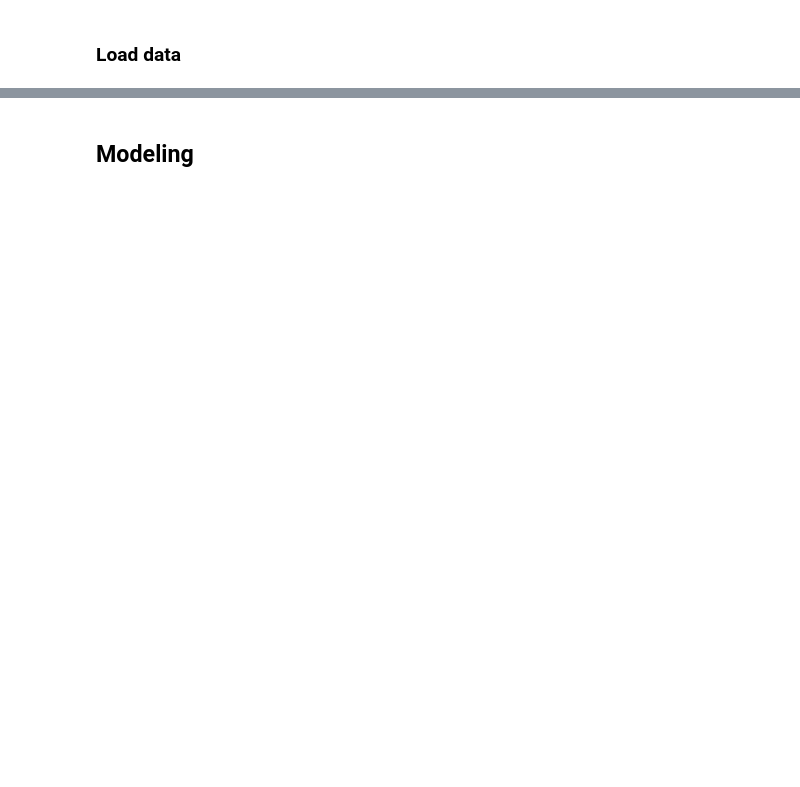
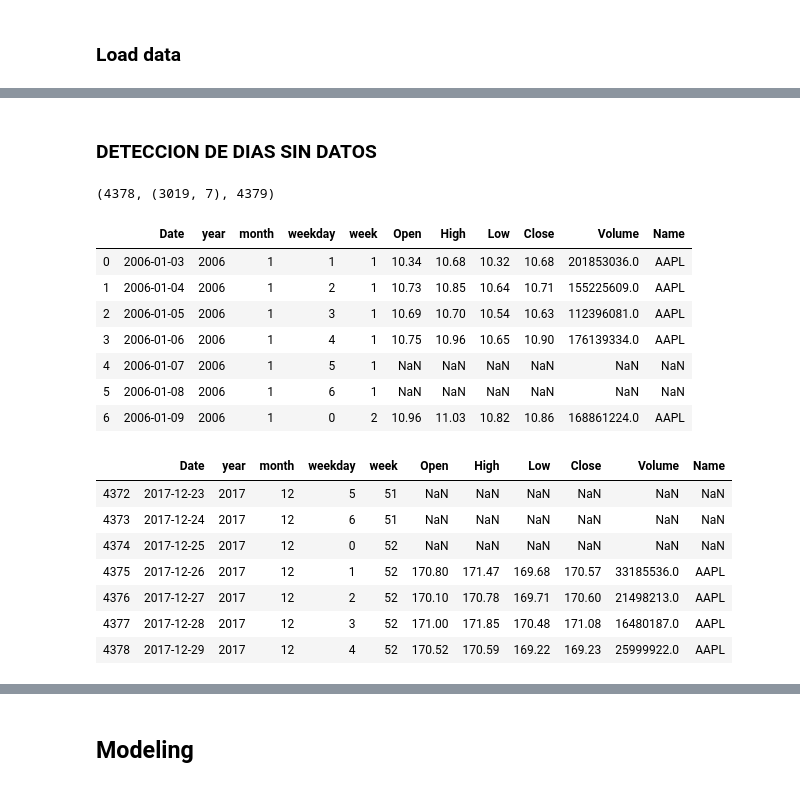
Before and after one commit to kendalvictor/tests_courses_research, a Jupyter notebook: YOUTUBE/codificandobits/09_Prediccion_de_acciones_en_la_bolsa_con_redes_LSTM-master/LSTM-build_real_prediction.ipynb, the cells around one changed output, grey strips where cells are left out. Cells and saved outputs as stored; diff of their text form; code cells hidden in the pictures; blank space fills up the shorter version.

```diff
--- a/YOUTUBE/codificandobits/09_Prediccion_de_acciones_en_la_bolsa_con_redes_LSTM-master/LSTM-build_real_prediction.ipynb
+++ b/YOUTUBE/codificandobits/09_Prediccion_de_acciones_en_la_bolsa_con_redes_LSTM-master/LSTM-build_real_prediction.ipynb
@@ -23,10 +53,12 @@ Using TensorFlow backend.
 # %% [markdown]
 ### Load data
 # %%
-
 dataset = pd.read_csv(
     'AAPL_2006-01-01_to_2018-01-01.csv',
     parse_dates=['Date']
-).set_index('Date')
+).sort_values(
+    by=['Date'], ascending=True
+)
 
-dataset.head()
+display(dataset.head(1))
+display(dataset.tail(1))
@@ -36,0 +70,43 @@ dataset.index
+# %% [markdown]
+### DETECCION DE DIAS SIN DATOS
+# %%
+start_dt = date(2006, 1, 3)
+end_dt = date(2017, 12, 29)
+
+list_complete_date = [
+    (start_dt + timedelta(n)).strftime("%Y-%m-%d") for n in range(int ((end_dt - start_dt).days) + 1)
+]
+
+(end_dt - start_dt).days, dataset.shape, len(list_complete_date)
+# %% [output]
+(4378, (3019, 7), 4379)
+# %%
+df_date = pd.DataFrame(list_complete_date)
+df_date.columns = ['Date']
+df_date['Date'] = pd.to_datetime(df_date['Date'])
+df_date['year'] = df_date['Date'].dt.year
+df_date['month'] = df_date['Date'].dt.month
+df_date['weekday'] = df_date['Date'].dt.weekday
+df_date['week'] = df_date['Date'].dt.week
+
+dataset = df_date.merge(dataset, on='Date', how='left')
+
+display(dataset.head(7))
+display(dataset.tail(7))
+# %% [output]
+|  | Date | year | month | weekday | week | Open | High | Low | Close | Volume | Name |
+| 0 | 2006-01-03 | 2006 | 1 | 1 | 1 | 10.34 | 10.68 | 10.32 | 10.68 | 201853036.0 | AAPL |
+| 1 | 2006-01-04 | 2006 | 1 | 2 | 1 | 10.73 | 10.85 | 10.64 | 10.71 | 155225609.0 | AAPL |
+| 2 | 2006-01-05 | 2006 | 1 | 3 | 1 | 10.69 | 10.70 | 10.54 | 10.63 | 112396081.0 | AAPL |
+| 3 | 2006-01-06 | 2006 | 1 | 4 | 1 | 10.75 | 10.96 | 10.65 | 10.90 | 176139334.0 | AAPL |
+| 4 | 2006-01-07 | 2006 | 1 | 5 | 1 | NaN | NaN | NaN | NaN | NaN | NaN |
+| 5 | 2006-01-08 | 2006 | 1 | 6 | 1 | NaN | NaN | NaN | NaN | NaN | NaN |
+| 6 | 2006-01-09 | 2006 | 1 | 0 | 2 | 10.96 | 11.03 | 10.82 | 10.86 | 168861224.0 | AAPL |
+|  | Date | year | month | weekday | week | Open | High | Low | Close | Volume | Name |
+| 4372 | 2017-12-23 | 2017 | 12 | 5 | 51 | NaN | NaN | NaN | NaN | NaN | NaN |
+| 4373 | 2017-12-24 | 2017 | 12 | 6 | 51 | NaN | NaN | NaN | NaN | NaN | NaN |
+| 4374 | 2017-12-25 | 2017 | 12 | 0 | 52 | NaN | NaN | NaN | NaN | NaN | NaN |
+| 4375 | 2017-12-26 | 2017 | 12 | 1 | 52 | 170.80 | 171.47 | 169.68 | 170.57 | 33185536.0 | AAPL |
+| 4376 | 2017-12-27 | 2017 | 12 | 2 | 52 | 170.10 | 170.78 | 169.71 | 170.60 | 21498213.0 | AAPL |
+| 4377 | 2017-12-28 | 2017 | 12 | 3 | 52 | 171.00 | 171.85 | 170.48 | 171.08 | 16480187.0 | AAPL |
+| 4378 | 2017-12-29 | 2017 | 12 | 4 | 52 | 170.52 | 170.59 | 169.22 | 169.23 | 25999922.0 | AAPL |
```
Also changed, not shown: parts of 28 cells of this notebook, 1 other file.
